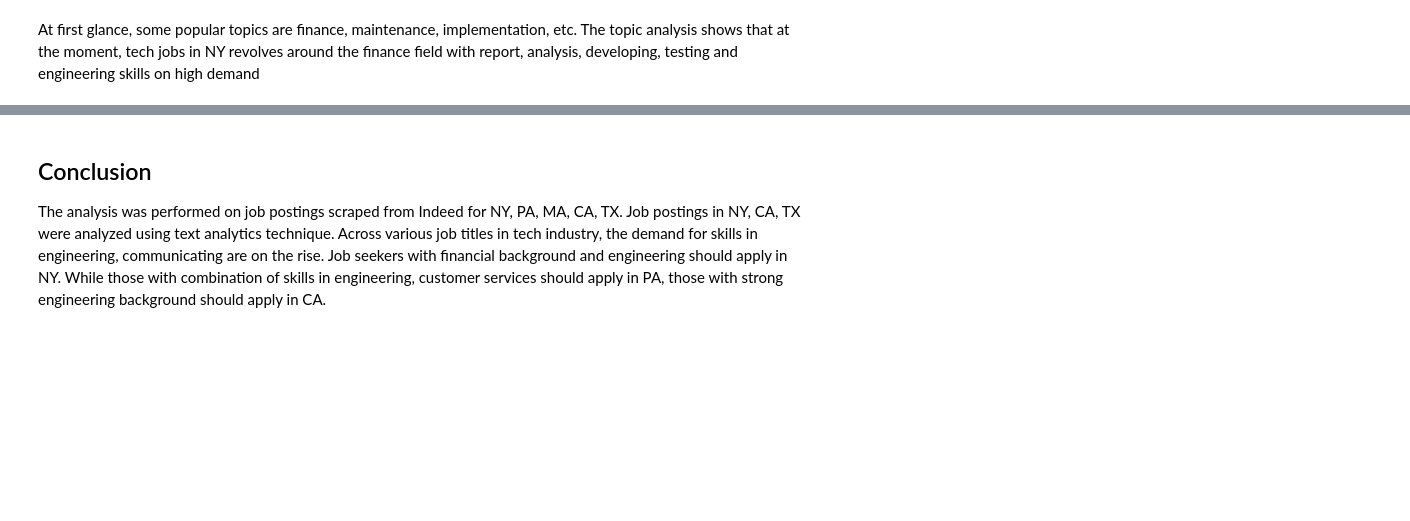
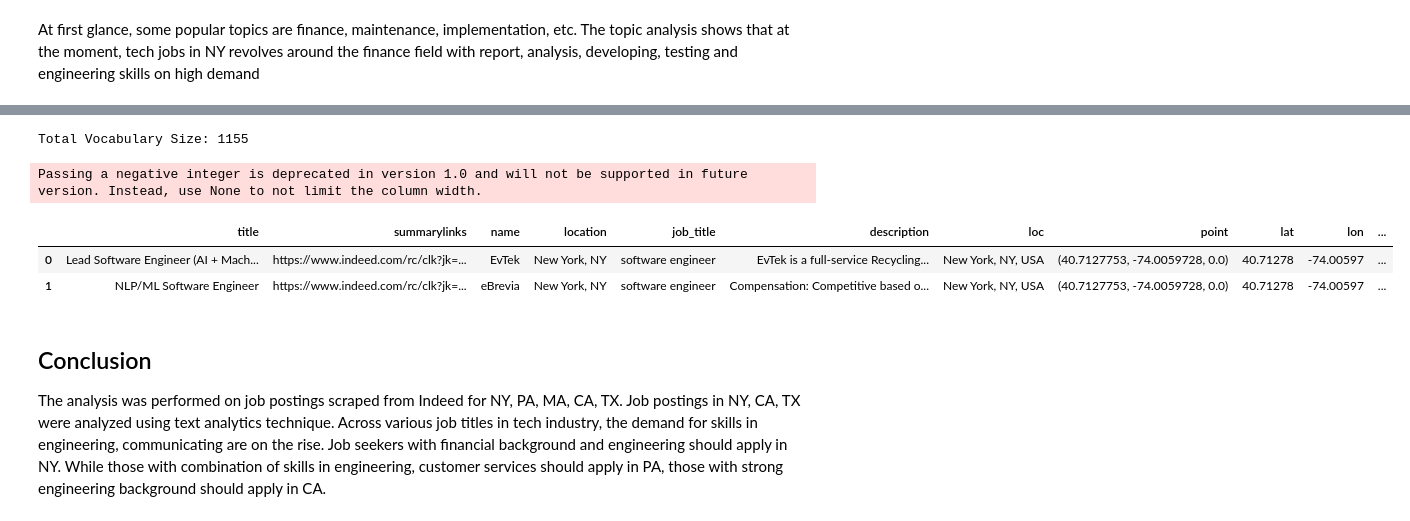
Before and after one commit to tnVn1995/JobPostsAnalysis, a Jupyter notebook: JobPostsAnalysis.ipynb, the cells around one changed output, grey strips where cells are left out. Saved outputs shown, nothing was run; the diff lists cells and outputs as text; code cells hidden in the pictures; blank space fills up the shorter version.

```diff
--- a/JobPostsAnalysis.ipynb
+++ b/JobPostsAnalysis.ipynb
@@ -355,5 +353,7 @@ Total Vocabulary Size: 444
 # %%
-def topics_df(lda_model:Callable, data:pd.DataFrame=NY_datascience):
+def topicsdf(lda_model:Callable, data:pd.DataFrame=NY_datascience):
+    vocabulary = np.array(cv.get_feature_names())
+    print('Total Vocabulary Size:', len(vocabulary))
     topic_terms = lda_model.components_
     topic_key_term_idxs = np.argsort(-np.absolute(topic_terms), axis=1)[:,:20]
     topic_keyterms = vocabulary[topic_key_term_idxs]
@@ -377,6 +377,6 @@ def topics_df(lda_model:Callable, data:pd.DataFrame=NY_datascience):
     merge_data = data.merge(topics_dfreset, left_on='dominant_topic', right_on='index')
     merge_data.drop(['index'], axis=1,inplace=True)
     return merge_data
-topics_df = topics_df(lda_model, data=NY_datascience)
+topics_df = topicsdf(lda_model, data=NY_datascience)
 topics_df[['title', 'location','description','dominant_topic', 'perc_contrib','Terms per Topic']].head()
 # %% [output]
@@ -392,3 +406,12 @@ At first glance, some popular topics are finance, maintenance, implementation, e
+# %%
+topics_df = topicsdf(lda_model, data=NY_se)
+topics_df.head(2)
+# %% [output]
+Total Vocabulary Size: 1155
+Passing a negative integer is deprecated in version 1.0 and will not be supported in future version. Instead, use None to not limit the column width.
+|  | title | summarylinks | name | location | job_title | description | loc | point | lat | lon | ... |
+| 0 | Lead Software Engineer (AI + Mach... | https://www.indeed.com/rc/clk?jk=... | EvTek | New York, NY | software engineer | EvTek is a full-service Recycling... | New York, NY, USA | (40.7127753, -74.0059728, 0.0) | 40.71278 | -74.00597 | ... |
+| 1 | NLP/ML Software Engineer | https://www.indeed.com/rc/clk?jk=... | eBrevia | New York, NY | software engineer | Compensation: Competitive based o... | New York, NY, USA | (40.7127753, -74.0059728, 0.0) | 40.71278 | -74.00597 | ... |
 # %% [markdown]
 ## Conclusion
 
```
Also changed, not shown: parts of 6 cells of this notebook.
